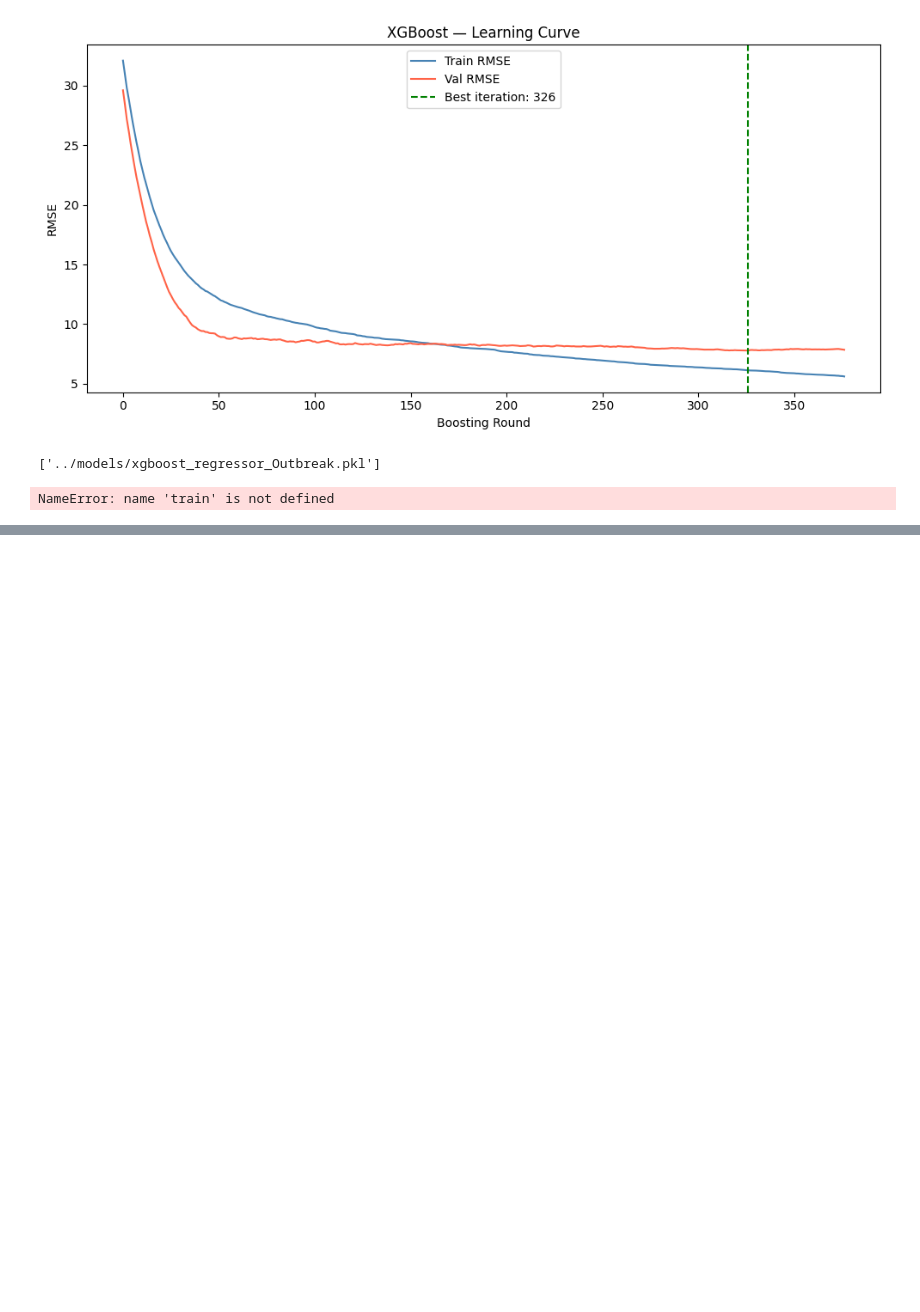
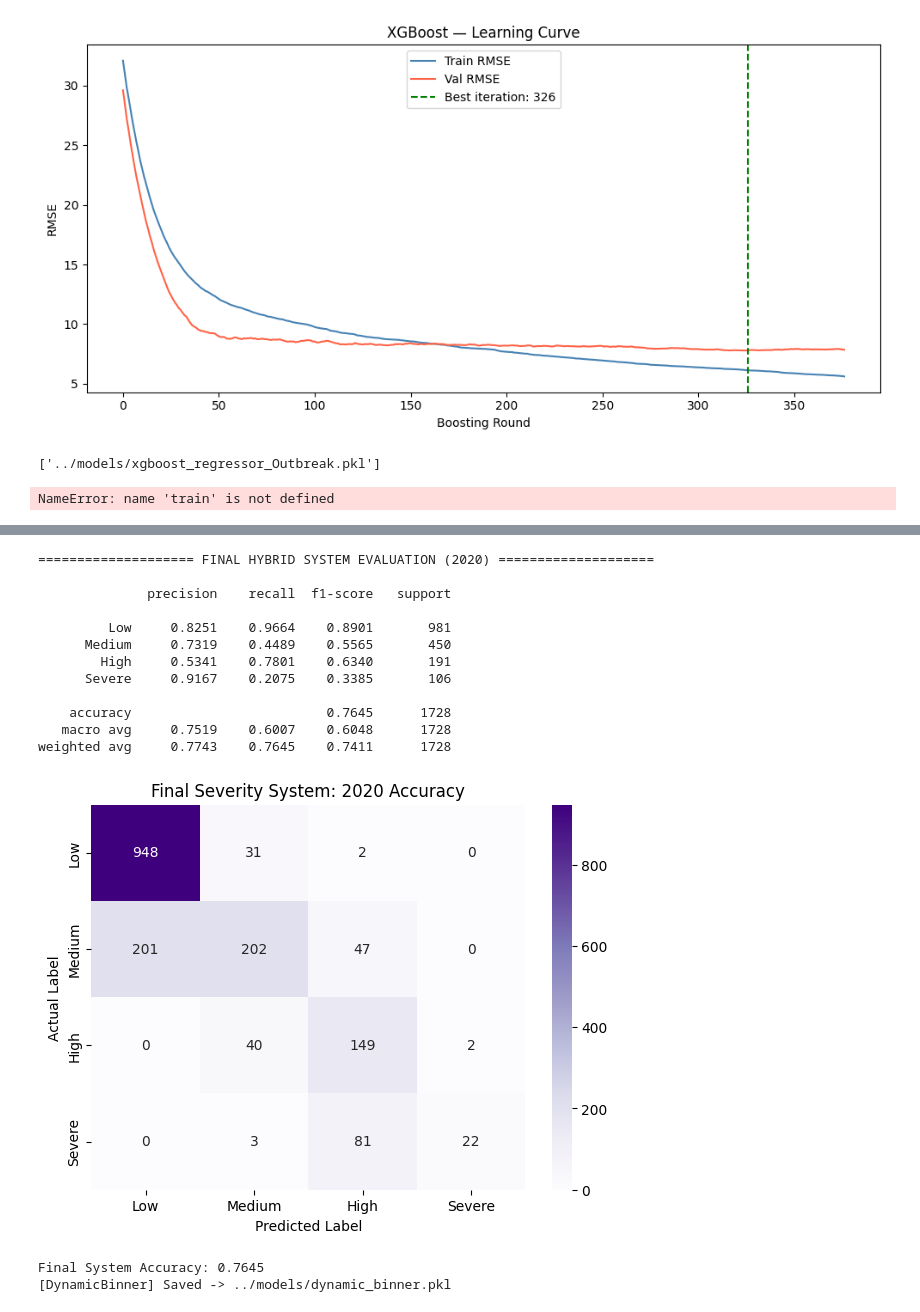
Before and after one commit to MuhammadAhmed1089/Dengue-Outbreak-Predictor, a Jupyter notebook: notebooks/modelTraining.ipynb, the cells around one changed output, grey strips where cells are left out. Cells and saved outputs as stored; diff of their text form; code cells hidden in the pictures; blank space fills up the shorter version.

Commit message:
final severity for huz

```diff
--- a/notebooks/modelTraining.ipynb
+++ b/notebooks/modelTraining.ipynb
@@ -800,3 +800,10 @@ class DynamicBinner:
 
 
 LABEL_NAMES = DynamicBinner.LABEL_NAMES
+binner = DynamicBinner(percentiles=(30, 78, 92), use_log=True, remove_outliers=True)
+
+# 3. Create the Target Labels (y) for the Classifier to learn from
+y_train = binner.fit_transform(train["cases"])
+y_test  = binner.transform(test["cases"])
+
+print("\nCell 1 Complete: Binner is fitted and LABEL_NAMES are defined.")
@@ -1051,0 +943,68 @@ with open("severity_classifier.pkl", "wb") as f:
+# %%
+from xgboost import XGBClassifier
+from sklearn.metrics import classification_report, accuracy_score, confusion_matrix
+import matplotlib.pyplot as plt
+import seaborn as sns
+
+# 1. Setup Weights (using the hybrid labels from Cell 3)
+counts = np.bincount(y_train_hybrid)
+weights = len(y_train_hybrid) / (len(counts) * counts)
+sampleWeights = np.array([weights[y] for y in y_train_hybrid])
+
+# 2. Train the Severity Classifier
+# This model's job is to FIX the over-sensitivity of the Outbreak Expert
+severityClf = XGBClassifier(
+    n_estimators=500, # Increased for better learning
+    max_depth=3,      # Shallow depth to prevent overfitting 2019
+    learning_rate=0.03,
+    objective="multi:softprob",
+    num_class=4,
+    eval_metric="mlogloss",
+    random_state=42
+)
+
+severityClf.fit(
+    xTrainHybrid,
+    y_train_hybrid,
+    sample_weight=sampleWeights,
+    eval_set=[(xTestHybrid, y_test)], # We still validate against the "blind" 2020 year
+    verbose=False
+)
+
+# 3. Final 2020 Evaluation
+yPredFinal = severityClf.predict(xTestHybrid)
+
+print("\n==================== FINAL HYBRID SYSTEM EVALUATION (2020) ====================\n")
+print(classification_report(y_test, yPredFinal, target_names=LABEL_NAMES, digits=4))
+
+# 4. Final Confusion Matrix
+plt.figure(figsize=(7, 5))
+sns.heatmap(confusion_matrix(y_test, yPredFinal), annot=True, fmt='d',
+            cmap='Purples', xticklabels=LABEL_NAMES, yticklabels=LABEL_NAMES)
+plt.title("Final Severity System: 2020 Accuracy")
+plt.xlabel("Predicted Label")
+plt.ylabel("Actual Label")
+plt.show()
+
+print(f"Final System Accuracy: {accuracy_score(y_test, yPredFinal):.4f}")
+
+binner.save("../models/dynamic_binner.pkl")
+
+with open("../models/severity_classifier.pkl", "wb") as f:
+    pickle.dump(severityClf, f)
+# %% [output]
+==================== FINAL HYBRID SYSTEM EVALUATION (2020) ====================
+
+              precision    recall  f1-score   support
+
+         Low     0.8251    0.9664    0.8901       981
+      Medium     0.7319    0.4489    0.5565       450
+        High     0.5341    0.7801    0.6340       191
+      Severe     0.9167    0.2075    0.3385       106
+
+    accuracy                         0.7645      1728
+   macro avg     0.7519    0.6007    0.6048      1728
+weighted avg     0.7743    0.7645    0.7411      1728
+[figure, added]
+Final System Accuracy: 0.7645
+[DynamicBinner] Saved -> ../models/dynamic_binner.pkl
```
Also changed, not shown: parts of 3 cells of this notebook.
